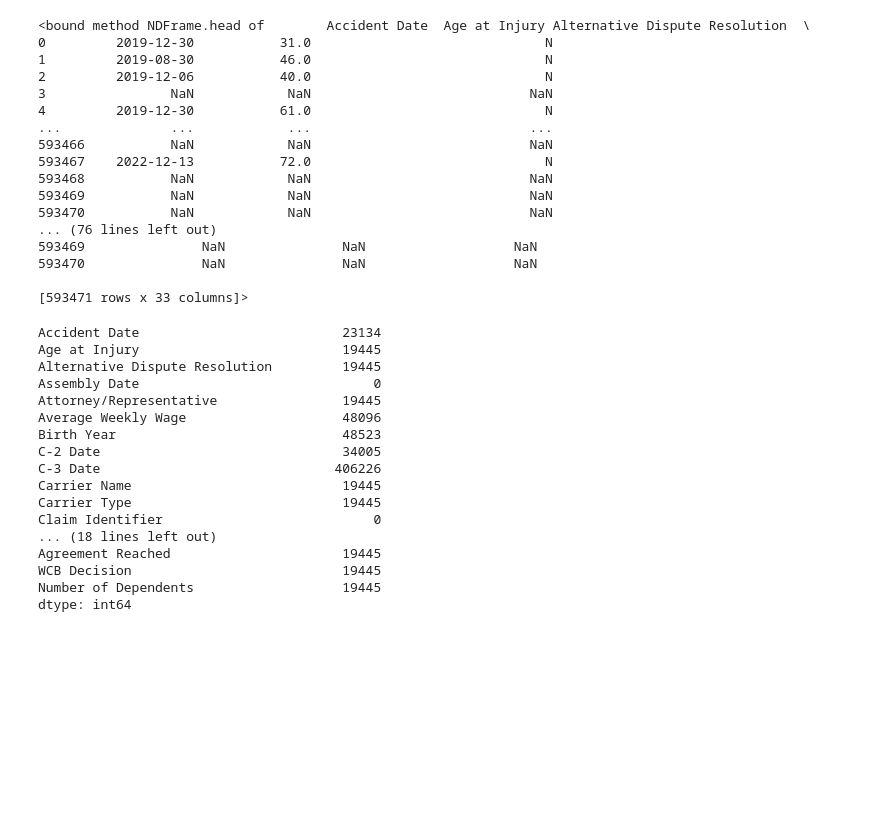
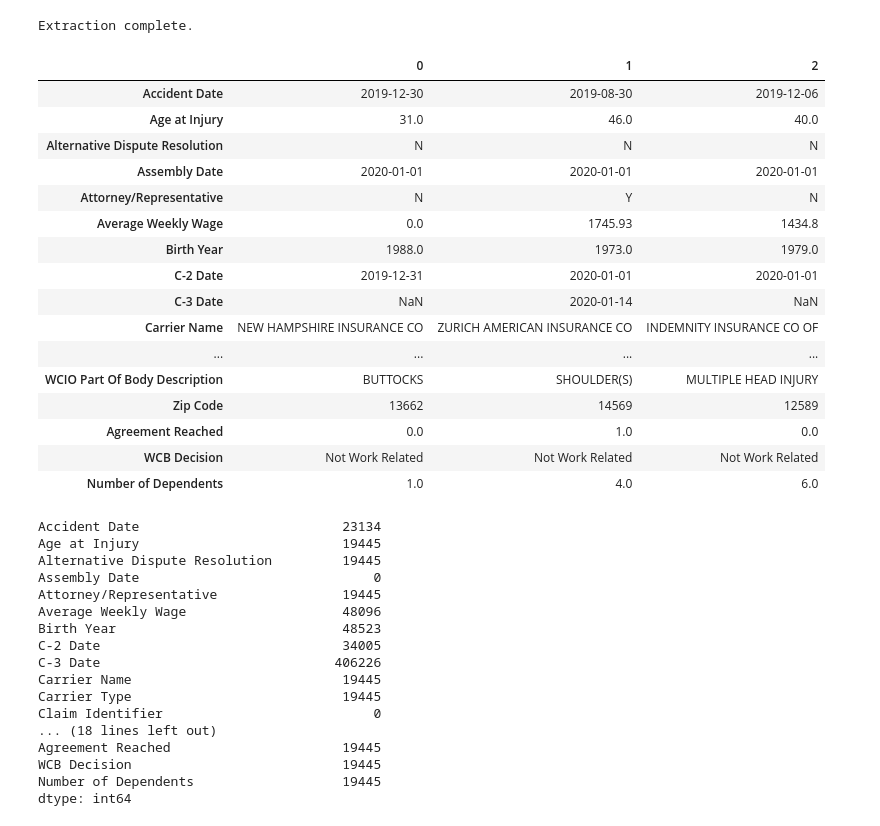
Before and after one commit to xandga/Machine_Learning_project, a Jupyter notebook: Deliverables/Notebook_Goncalo.ipynb, the cells around one changed output. Cells and saved outputs as stored; diff of their text form; code cells hidden in the pictures; blank space fills up the shorter version.

```diff
--- a/Deliverables/Notebook_Goncalo.ipynb
+++ b/Deliverables/Notebook_Goncalo.ipynb
@@ -25,4 +26,17 @@ import pandas as pd
 import numpy as np
 import matplotlib.pyplot as plt
 import seaborn as sns
+# %%
+import zipfile
+
+zip_path = r'../Data.zip'  # Adjust based on actual location
+extract_to_path = '../project_data'
+
+# Extract files
+with zipfile.ZipFile(zip_path, 'r') as zip_ref:
+    zip_ref.extractall(extract_to_path)
+
+print("Extraction complete.")
+# %% [output]
+Extraction complete.
 # %%
@@ -30,23 +44,23 @@ df = pd.read_csv('/Users/peresgoncalo/Documents/Mestrado/C.U./ML/Project/project
 # %%
-df.head
+df.head(3).T
 # %% [output]
-<bound method NDFrame.head of        Accident Date  Age at Injury Alternative Dispute Resolution  \
-0         2019-12-30           31.0                              N
-1         2019-08-30           46.0                              N
-2         2019-12-06           40.0                              N
-3                NaN            NaN                            NaN
-4         2019-12-30           61.0                              N
-...              ...            ...                            ...
-593466           NaN            NaN                            NaN
-593467    2022-12-13           72.0                              N
-593468           NaN            NaN                            NaN
-593469           NaN            NaN                            NaN
-593470           NaN            NaN                            NaN
-... (76 lines left out)
-593469               NaN               NaN                   NaN
-593470               NaN               NaN                   NaN
-
-[593471 rows x 33 columns]>
+|  | 0 | 1 | 2 |
+| Accident Date | 2019-12-30 | 2019-08-30 | 2019-12-06 |
+| Age at Injury | 31.0 | 46.0 | 40.0 |
+| Alternative Dispute Resolution | N | N | N |
+| Assembly Date | 2020-01-01 | 2020-01-01 | 2020-01-01 |
+| Attorney/Representative | N | Y | N |
+| Average Weekly Wage | 0.0 | 1745.93 | 1434.8 |
+| Birth Year | 1988.0 | 1973.0 | 1979.0 |
+| C-2 Date | 2019-12-31 | 2020-01-01 | 2020-01-01 |
+| C-3 Date | NaN | 2020-01-14 | NaN |
+| Carrier Name | NEW HAMPSHIRE INSURANCE CO | ZURICH AMERICAN INSURANCE CO | INDEMNITY INSURANCE CO OF |
+| ... | ... | ... | ... |
+| WCIO Part Of Body Description | BUTTOCKS | SHOULDER(S) | MULTIPLE HEAD INJURY |
+| Zip Code | 13662 | 14569 | 12589 |
+| Agreement Reached | 0.0 | 1.0 | 0.0 |
+| WCB Decision | Not Work Related | Not Work Related | Not Work Related |
+| Number of Dependents | 1.0 | 4.0 | 6.0 |
 # %%
 print(df.isnull().sum())
 # %% [output]
```
Also changed, not shown: parts of 8 cells of this notebook.
